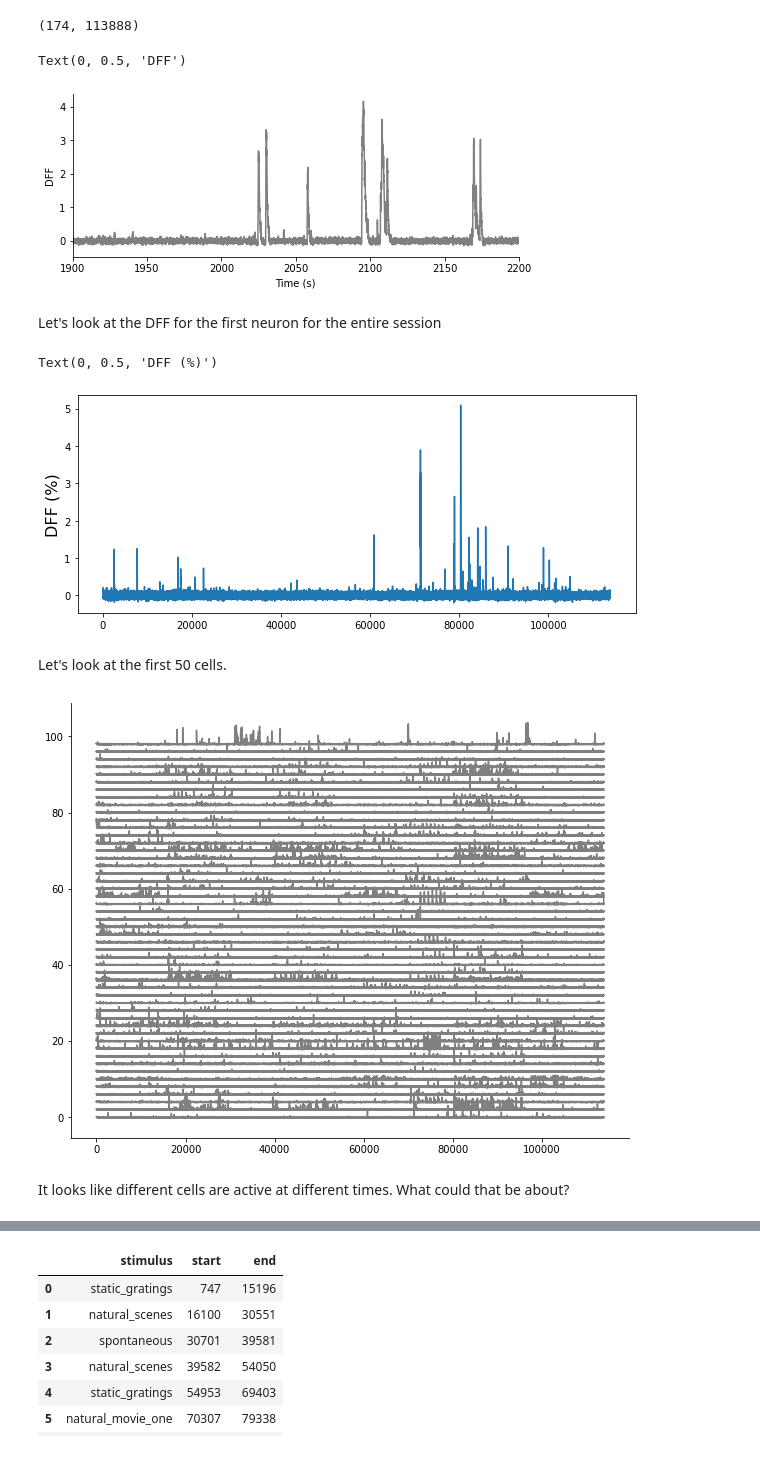
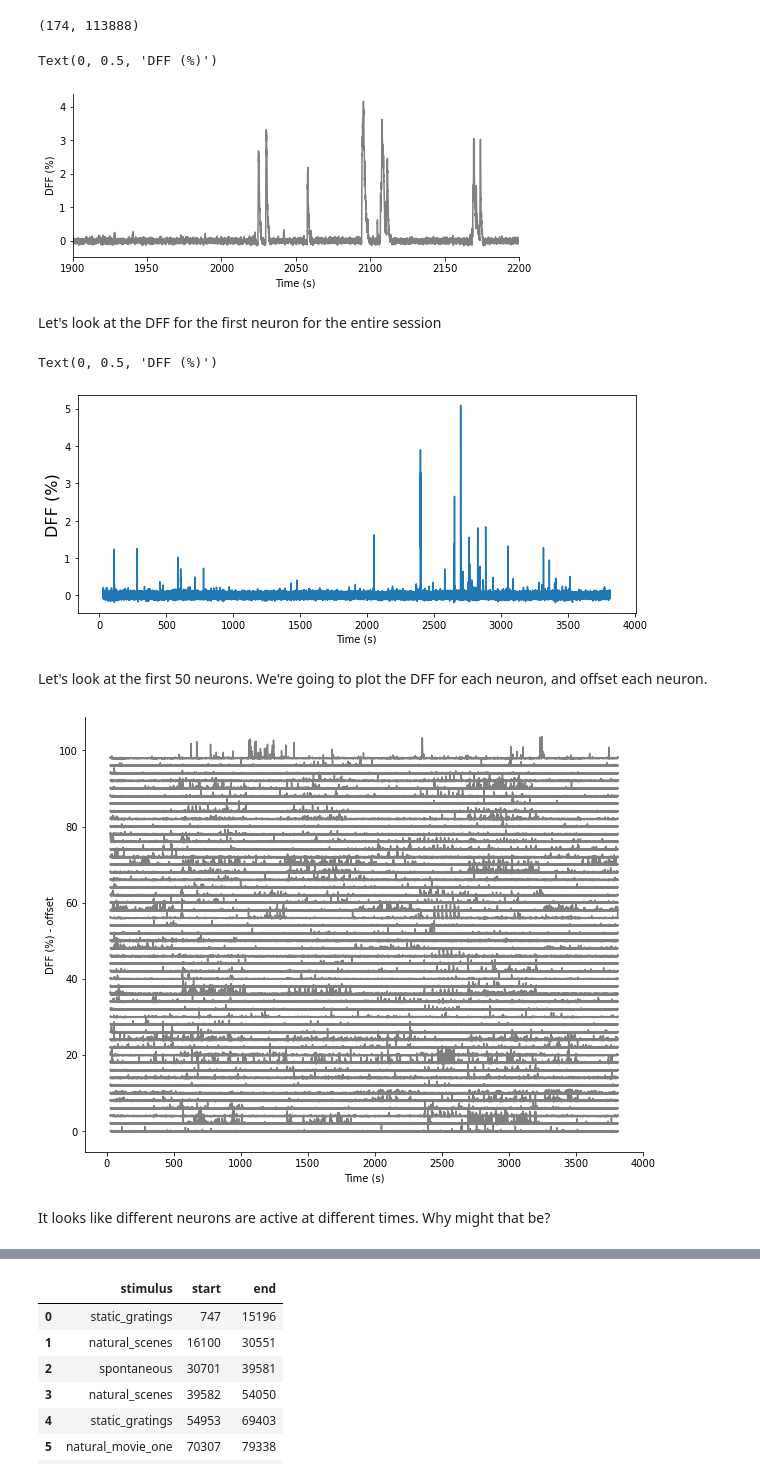
Before and after one commit to AllenSWDB/TReND_2024, a Jupyter notebook: code/Open for (Neuro)Science 2021 - 2P Visual Coding ANSWER KEY.ipynb, the cells around one changed output, grey strips where cells are left out. Drawn from its saved outputs; the diff is of its cells as text; code cells hidden in the pictures.

```diff
--- a/code/Open for (Neuro)Science 2021 - 2P Visual Coding ANSWER KEY.ipynb
+++ b/code/Open for (Neuro)Science 2021 - 2P Visual Coding ANSWER KEY.ipynb
@@ -359,32 +368,35 @@ plt.plot(ts, dff[122,:], color='gray')
 sns.despine()
 plt.xlabel("Time (s)")
 plt.xlim(1900,2200)
-plt.ylabel("DFF")
+plt.ylabel("DFF (%)")
 # %% [output]
-Text(0, 0.5, 'DFF')
+Text(0, 0.5, 'DFF (%)')
-[figure, old version]
+[figure, new version]
 # %% [markdown]
 Let's look at the DFF for the first neuron for the entire session
 # %%
 plt.figure(figsize=(10,4))
 
-plt.plot(dff[0,:])
+plt.plot(ts, dff[0,:])
 
+plt.xlabel("Time (s)")
 plt.ylabel("DFF (%)", fontsize=16)
 # %% [output]
 Text(0, 0.5, 'DFF (%)')
-[figure, old version]
+[figure, new version]
 # %% [markdown]
-Let's look at the first 50 cells.
+Let's look at the first 50 neurons. We're going to plot the DFF for each neuron, and offset each neuron.
 # %%
 fig = plt.figure(figsize=(10,8))
 for i in range(50):
-    plt.plot(dff[i,:]+(i*2), color='gray')
+    plt.plot(ts, dff[i,:]+(i*2), color='gray')
+plt.xlabel("Time (s)")
+plt.ylabel("DFF (%) - offset")
 sns.despine()
 # %% [output]
-[figure, old version]
+[figure, new version]
 # %% [markdown]
-It looks like different cells are active at different times. What could that be about?
+It looks like different neurons are active at different times. Why might that be?
 # %% [markdown]
 ### 2.4 Stimulus epochs
 
```
Also changed, not shown: parts of 44 cells of this notebook.
